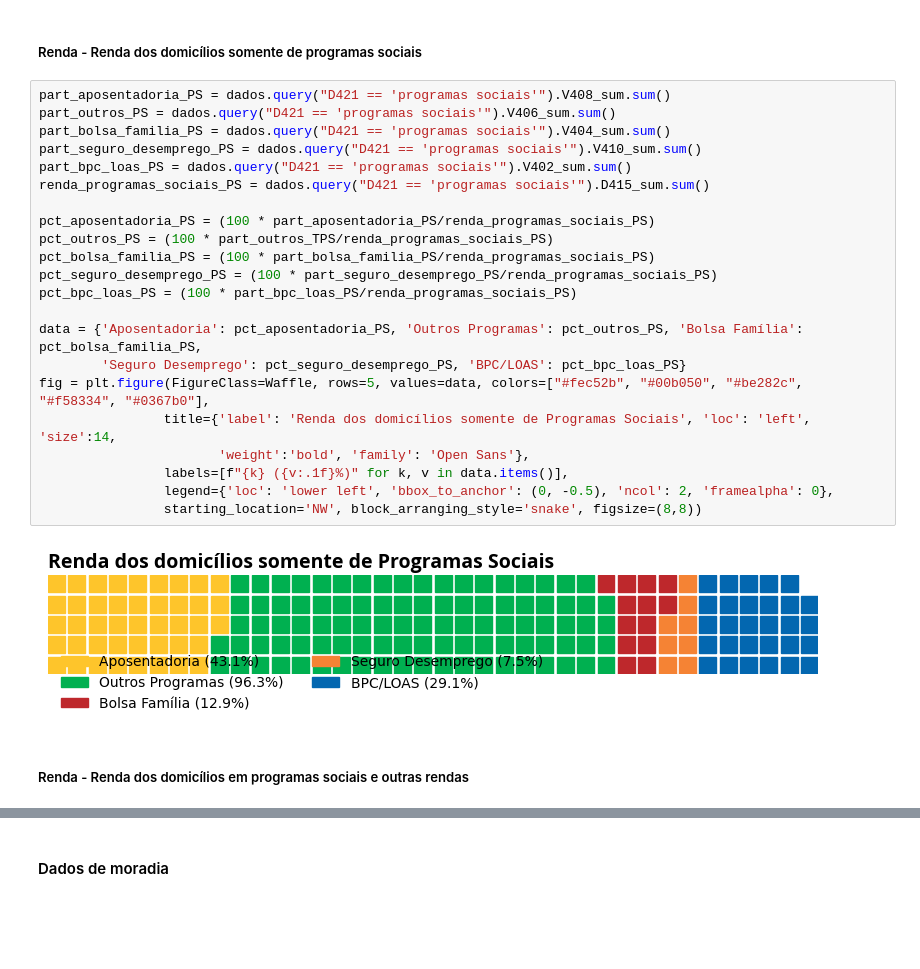
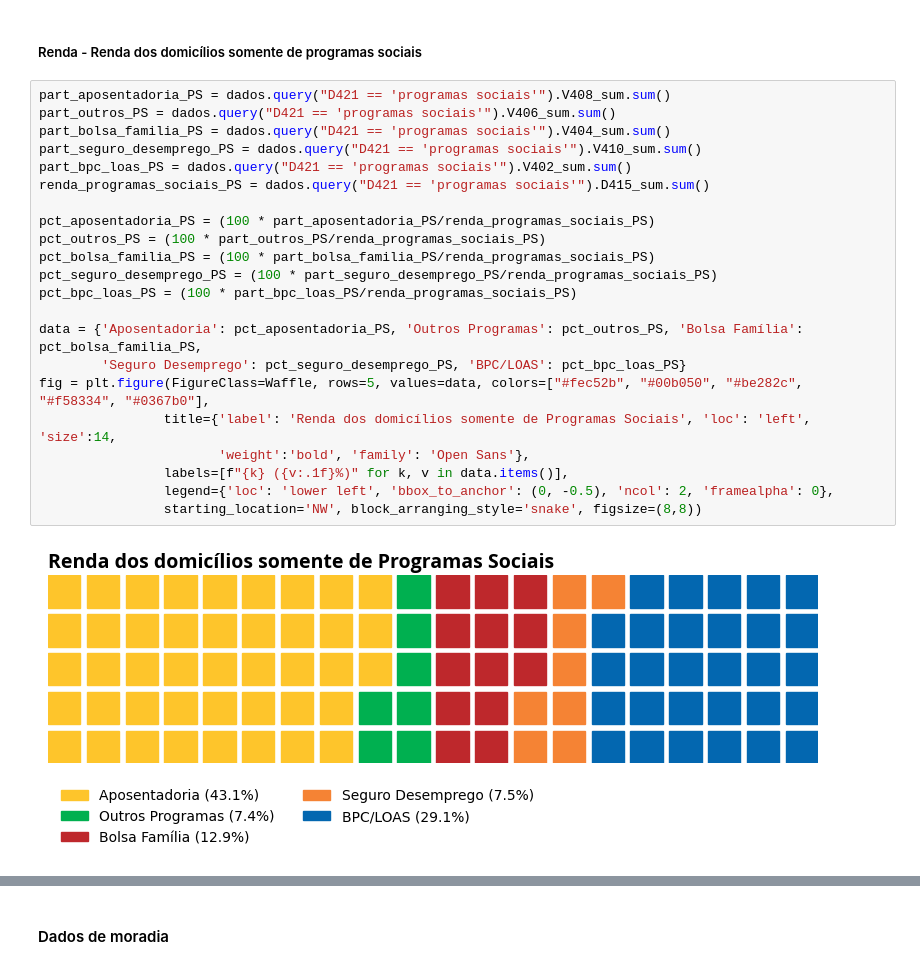
Before and after one commit to afonsosr2/datathon-grupo51, a Jupyter notebook: notebooks/PSE_2020.ipynb, the cells around one changed output, grey strips where cells are left out. Cells and saved outputs as stored; diff of their text form; blank space fills up the shorter version.

```diff
--- a/notebooks/PSE_2020.ipynb
+++ b/notebooks/PSE_2020.ipynb
@@ -1176,26 +1176,24 @@ fig = plt.figure(FigureClass=Waffle, rows=5, values=data, colors=["#fec52b", "#0
 # %%
 part_aposentadoria_PS = dados.query("D421 == 'programas sociais'").V408_sum.sum()
 part_outros_PS = dados.query("D421 == 'programas sociais'").V406_sum.sum()
 part_bolsa_familia_PS = dados.query("D421 == 'programas sociais'").V404_sum.sum()
 part_seguro_desemprego_PS = dados.query("D421 == 'programas sociais'").V410_sum.sum()
 part_bpc_loas_PS = dados.query("D421 == 'programas sociais'").V402_sum.sum()
 renda_programas_sociais_PS = dados.query("D421 == 'programas sociais'").D415_sum.sum()
 
 pct_aposentadoria_PS = (100 * part_aposentadoria_PS/renda_programas_sociais_PS)
-pct_outros_PS = (100 * part_outros_TPS/renda_programas_sociais_PS)
+pct_outros_PS = (100 * part_outros_PS/renda_programas_sociais_PS)
 pct_bolsa_familia_PS = (100 * part_bolsa_familia_PS/renda_programas_sociais_PS)
 pct_seguro_desemprego_PS = (100 * part_seguro_desemprego_PS/renda_programas_sociais_PS)
 pct_bpc_loas_PS = (100 * part_bpc_loas_PS/renda_programas_sociais_PS)
 
 data = {'Aposentadoria': pct_aposentadoria_PS, 'Outros Programas': pct_outros_PS, 'Bolsa Família': pct_bolsa_familia_PS,
         'Seguro Desemprego': pct_seguro_desemprego_PS, 'BPC/LOAS': pct_bpc_loas_PS}
 fig = plt.figure(FigureClass=Waffle, rows=5, values=data, colors=["#fec52b", "#00b050", "#be282c", "#f58334", "#0367b0"],
                 title={'label': 'Renda dos domicílios somente de Programas Sociais', 'loc': 'left', 'size':14,
                        'weight':'bold', 'family': 'Open Sans'},
                 labels=[f"{k} ({v:.1f}%)" for k, v in data.items()],
                 legend={'loc': 'lower left', 'bbox_to_anchor': (0, -0.5), 'ncol': 2, 'framealpha': 0},
                 starting_location='NW', block_arranging_style='snake', figsize=(8,8))
 # %% [output]
-[figure, old version]
+[figure, new version]
-# %% [markdown]
-##### Renda - Renda dos domicílios em programas sociais e outras rendas
```
Also changed, not shown: parts of 1 cell of this notebook, 2 other files.
